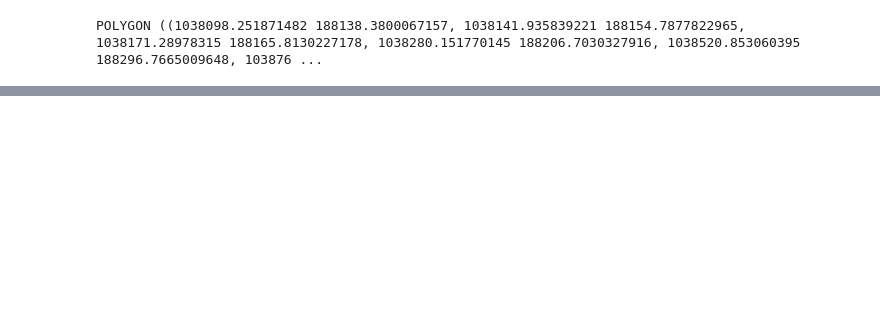
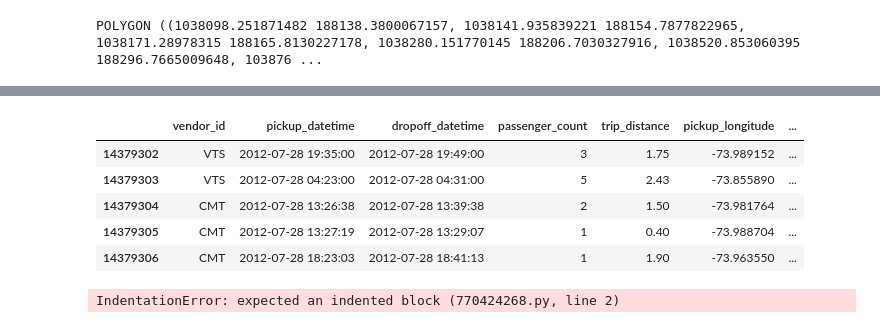
Before and after one commit to ernestvmo/spatio-temporal-crime-prediction, a Jupyter notebook: ernest_scrapsheet.ipynb, the cells around one changed output, grey strips where cells are left out. Cells and saved outputs as stored; diff of their text form; code cells hidden in the pictures; blank space fills up the shorter version.

```diff
--- a/ernest_scrapsheet.ipynb
+++ b/ernest_scrapsheet.ipynb
@@ -253,0 +373,14 @@ POLYGON ((1038098.251871482 188138.3800067157, 1038141.935839221 188154.78778229
+# %%
+df_taxi['pickup_datetime']
+# %% [output]
+|  | vendor_id | pickup_datetime | dropoff_datetime | passenger_count | trip_distance | pickup_longitude | ... |
+| 14379302 | VTS | 2012-07-28 19:35:00 | 2012-07-28 19:49:00 | 3 | 1.75 | -73.989152 | ... |
+| 14379303 | VTS | 2012-07-28 04:23:00 | 2012-07-28 04:31:00 | 5 | 2.43 | -73.855890 | ... |
+| 14379304 | CMT | 2012-07-28 13:26:38 | 2012-07-28 13:39:38 | 2 | 1.50 | -73.981764 | ... |
+| 14379305 | CMT | 2012-07-28 13:27:19 | 2012-07-28 13:29:07 | 1 | 0.40 | -73.988704 | ... |
+| 14379306 | CMT | 2012-07-28 18:23:03 | 2012-07-28 18:41:13 | 1 | 1.90 | -73.963550 | ... |
+# %%
+def assign_zip(coords):
+    for zip in zip_codes:
+# %% [output]
+IndentationError: expected an indented block (770424268.py, line 2)
```
Also changed, not shown: parts of 18 cells of this notebook, 1 other file.
